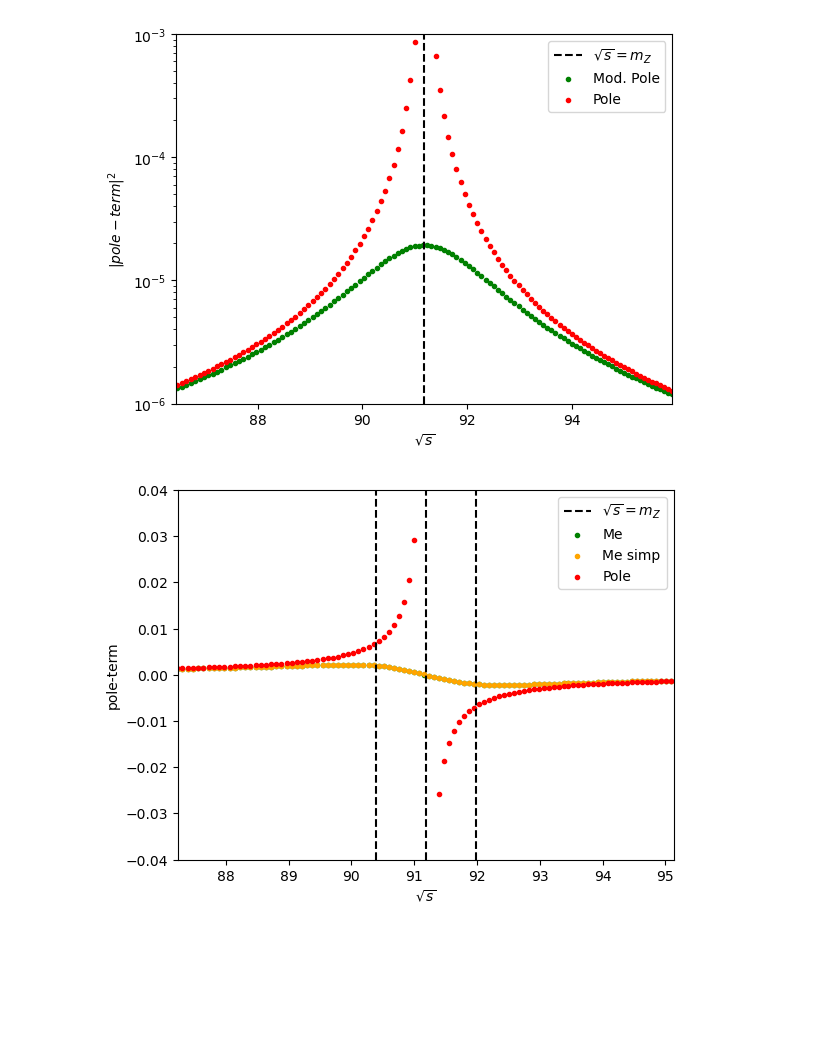
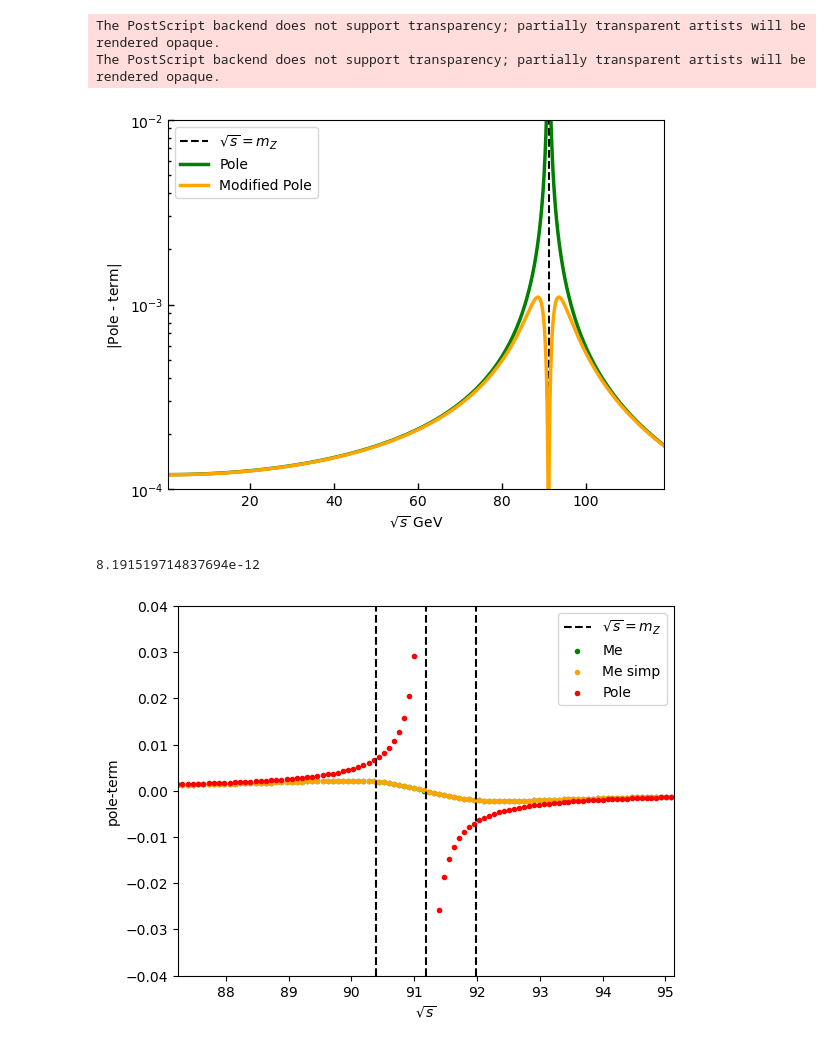
Before and after one commit to lucatocci/Masters, a Jupyter notebook: Masters Project/Poles.ipynb, the cells around one changed output. Cells and saved outputs as stored; diff of their text form; code cells hidden in the pictures; blank space fills up the shorter version.

```diff
--- a/Masters Project/Poles.ipynb
+++ b/Masters Project/Poles.ipynb
@@ -14,54 +14,83 @@ cos = m_W / m_Z
 sin = np.sqrt(1 - cos ** 2)
 v = 2 * m_W * sin / e
 
-def annoying3(s):
-    return  1 / (Gam_Z ** 4 / 16 + 0.5 * Gam_Z ** 2 * (m_Z ** 2 + s) + (m_Z ** 2 - s) ** 2)
+def annoying1(s):
+    return 1 / (m_Z ** 2 - s)
+
+def annoying2(s):
+    return ((m_Z ** 2 - Gam_Z ** 2 - s) / ((m_Z ** 2 - Gam_Z ** 2 - s) ** 2 + 4 * m_Z ** 2 * Gam_Z ** 2))
+
+#def annoying3(s):
+#    return  1 / (Gam_Z ** 4 / 16 + 0.5 * Gam_Z ** 2 * (m_Z ** 2 + s) + (m_Z ** 2 - s) ** 2)
 
 def annoying4(s):
     return 1 / (m_Z ** 2 - s) ** 2
 
 def annoying5(s):
     return  1 / (Gam_Z ** 2 * m_Z ** 2 + (m_Z ** 2 - s) ** 2)
 
 def t_max(s, m):
     return 0.5 * (m_h ** 2 - s + 2 * m ** 2 + (m_h ** 2 - s) * (1 - (4 * m ** 2) / s) ** 0.5)
 
 def t_min(s, m):
     return 0.5 * (m_h ** 2 - s + 2 * m ** 2 - (m_h ** 2 - s) * (1 - (4 * m ** 2) / s) ** 0.5)
 
 def s_max(m, t):
     return (-t**2+m_h**2*t+2*m**2*t+m_h**2*m**2-m**4+(t**4-2*m_h**2*t**3-4*m**2*t**3+m_h**4*t**2
     +6*m**4*t**2+2*m_h**2*m**2*t**2-4*m**6*t+2*m_h**2*m**4*t-2*m_h**4*m**2*t+m**8-2*m_h**2*m**6+m_h**4*m**4)**0.5)/(2*t)
 
 def s_min(m, t):
     return (-t**2+m_h**2*t+2*m**2*t+m_h**2*m**2-m**4-(t**4-2*m_h**2*t**3-4*m**2*t**3+m_h**4*t**2
     +6*m**4*t**2+2*m_h**2*m**2*t**2-4*m**6*t+2*m_h**2*m**4*t-2*m_h**4*m**2*t+m**8-2*m_h**2*m**6+m_h**4*m**4)**0.5)/(2*t)
 
 ml = m_m
 t_min_fix = ml ** 2
 t_max_fix = (m_h - ml) ** 2
 s_min_fix = 4 * ml ** 2
 s_max_fix = m_h ** 2
-t = t_min_fix + (t_max_fix - t_min_fix) * 0.00001
-xs = np.linspace(0, 1, 1000)
+t = t_min_fix + (t_max_fix - t_min_fix) * 0.1
+xs = np.linspace(0, 1, 10000)
 s = s_min(ml, t) + (s_max(ml, t) - s_min(ml, t)) * xs
 
-plt.scatter(np.sqrt(s), annoying3(s), marker = '.', color = 'green', label = 'Mod. Pole')
-#plt.scatter(np.sqrt(s), annoying5(s), marker = '.', color = 'orange', label = 'Ben')
-plt.scatter(np.sqrt(s), annoying4(s), marker = '.', color = 'red', label = 'Pole')
+fig, ax = plt.subplots()
+
+plt.errorbar(np.sqrt(s), abs(annoying1(s)), yerr = None, linewidth = 2.5, color = 'green', label = 'Pole')
+plt.errorbar(np.sqrt(s), abs(annoying2(s)), yerr = None, linewidth = 2.5, color = 'orange', label = 'Modified Pole')
 plt.axvline(x = m_Z, linestyle = '--', color = 'black', label = r'$\sqrt{s}=m_{Z}$')
-#plt.axvline(x = m_Z-0.5*Gam_Z**0.5, linestyle = '--', color = 'black')
-#plt.axvline(x = m_Z+0.5*Gam_Z**0.5, linestyle = '--', color = 'black')
 plt.yscale('log')
-plt.ylim(10 **-6, 10 **-3)
-plt.xlim(m_Z-3*Gam_Z**0.5, m_Z+3*Gam_Z**0.5)
-plt.xlabel(r'$\sqrt{s}$')
-plt.ylabel(r'$|pole-term|^2$')
+plt.ylim(10**-4, 10**-2)
+plt.xlim(s_min(ml,t)**0.5, s_max(ml,t)**0.5)
+#plt.xlim(m_Z-10*Gam_Z**0.5, m_Z+10*Gam_Z**0.5)
+plt.xlabel(r'$\sqrt{s}$ GeV')
+plt.ylabel(r'$|$Pole - term$|$')
+ax.tick_params(which = 'major', direction='in', length=4, width=1)
+ax.tick_params(which = 'minor', direction='in', length=2, width=1)
+#ax.text(2, 1.2*10**-3, r'$t_{fixed}\approx$' +str(round(t))+' GeV$^{2}$', fontsize = 10)
 plt.legend()
-plt.savefig('Pole squared', dpi = 2000)
+#plt.savefig('Pole Squared', dpi = 2000)
+plt.savefig('Pole.eps')
 plt.show()
 # %% [output]
+The PostScript backend does not support transparency; partially transparent artists will be rendered opaque.
+The PostScript backend does not support transparency; partially transparent artists will be rendered opaque.
-[figure, old version]
+[figure, new version]
+# %%
+alpha = 1 / 132.184
+e = (4 * np.pi * alpha) ** 0.5
+m_Z = 91.1876
+m_W = 80.379
+m_e = 0.511E-3
+m_m = 105.66E-3
+cos = m_W / m_Z
+sin = np.sqrt(1 - cos ** 2)
+v = 2 * m_W * sin / e
+
+def estimate(err, m):
+    return (np.sqrt(2) * e * err) / (4 * v * m * (cos - sin))
+
+print(estimate(80*10**-11, m_m))
+# %% [output]
+8.191519714837694e-12
 # %%
 import matplotlib.pyplot as plt
 import numpy as np
```
Also changed, not shown: 5 other files.
